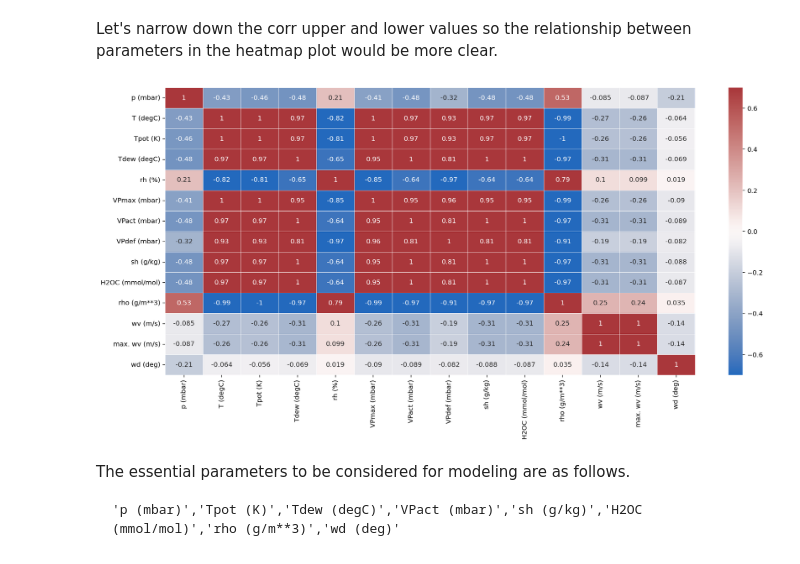
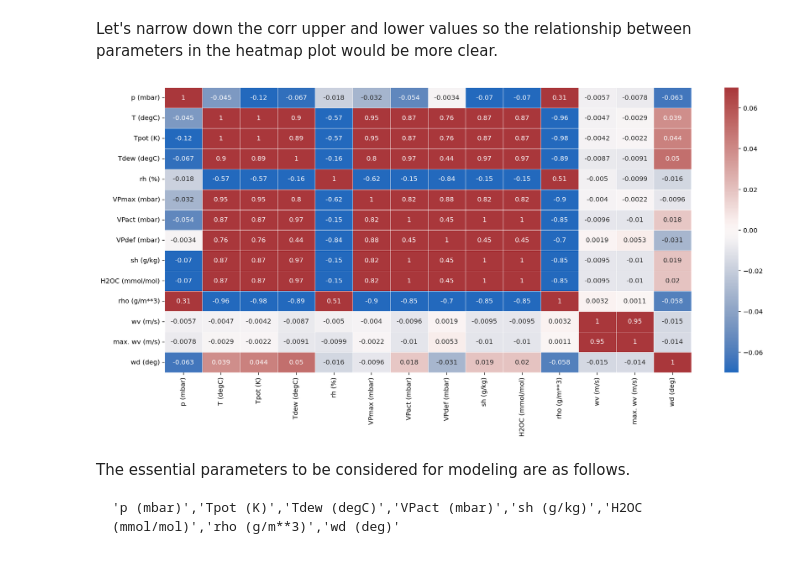
Before and after one commit to Atashnezhad/Time_series_project, a Jupyter notebook: Code/P02_02_EDA.ipynb, the cells around one changed output. Drawn from its saved outputs; the diff is of its cells as text; code cells hidden in the pictures.

```diff
--- a/Code/P02_02_EDA.ipynb
+++ b/Code/P02_02_EDA.ipynb
@@ -264,19 +264,20 @@ selected_pars
 # %% [markdown]
 Let's narrow down the corr upper and lower values so the relationship between parameters in the heatmap plot would be more clear.
 # %%
-df_corr = df.corr().corr()
+df_corr = df.corr()
 plt.figure(figsize=(18,8))
 
 sns.heatmap(df_corr,
             xticklabels=df_corr.columns,
             yticklabels=df_corr.columns,
             cmap='vlag',
             annot=True,
             linewidth=0.5, center=0,
-            vmin=-0.7, vmax=0.7)
+            vmin=-0.07, vmax=0.07
+           )
 plt.savefig("../Figures/plot_P02_EDA_corr.png")
 # %% [output]
-[figure, old version]
+[figure, new version]
 # %% [markdown]
 The essential parameters to be considered for modeling are as follows.
 
```
Also changed, not shown: 1 other file.
